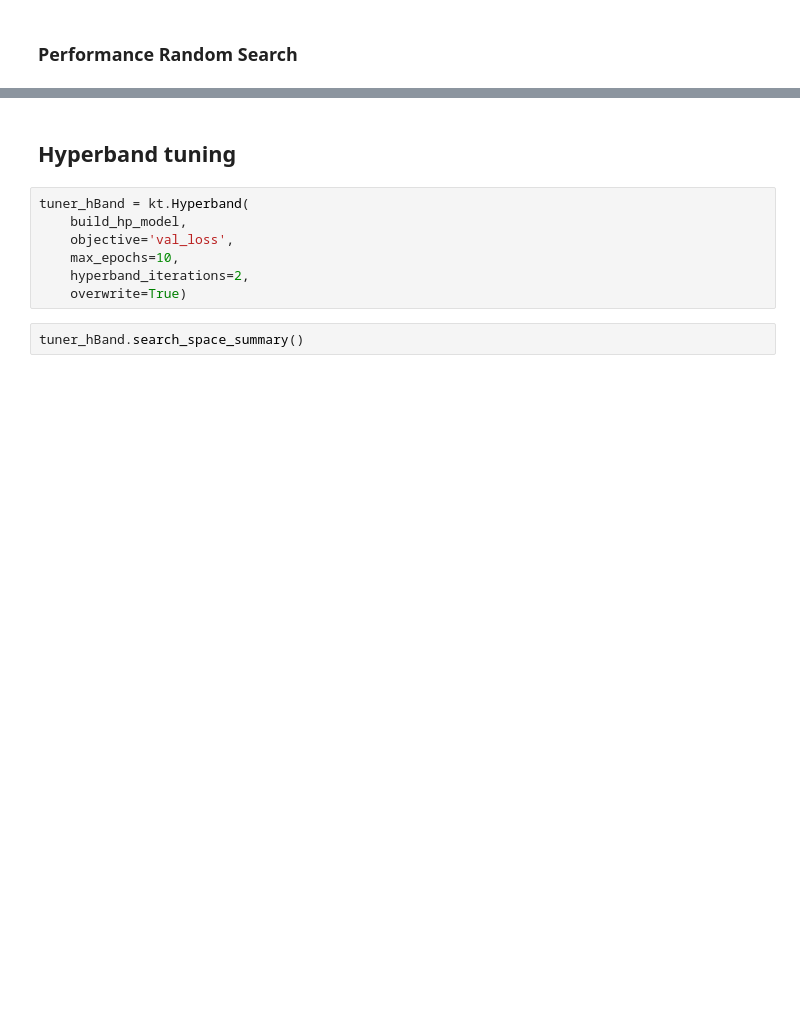
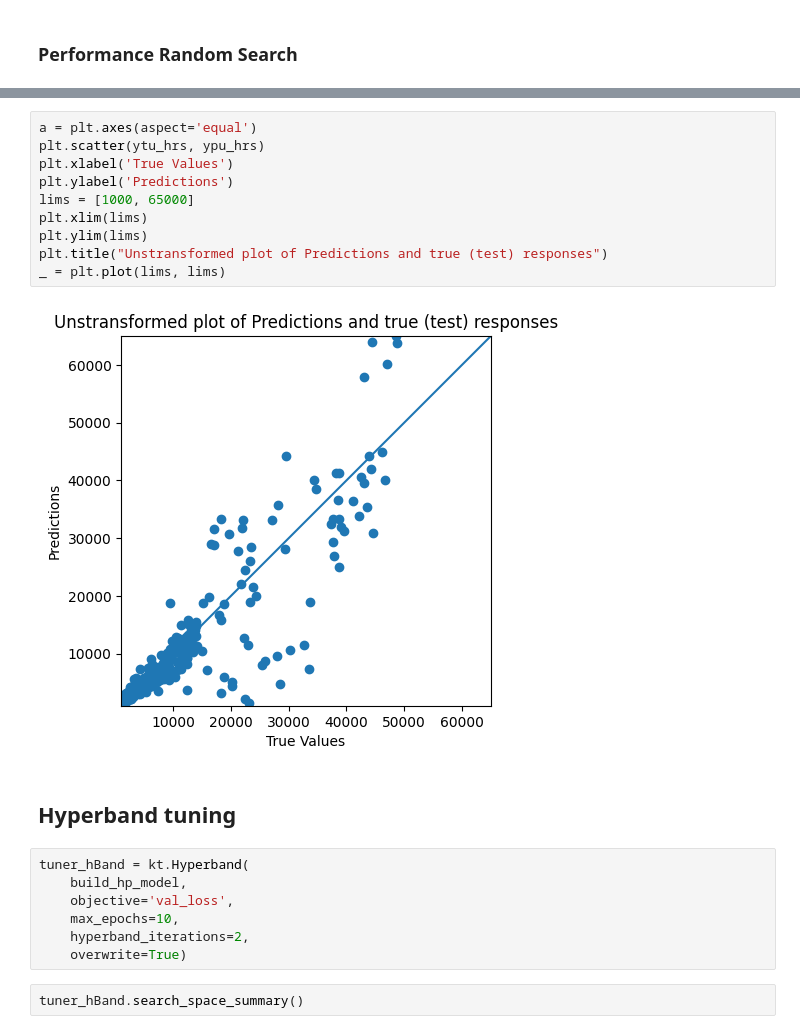
Before and after one commit to tecatanka/SWB_Mod_Opt, a Jupyter notebook: SWB_Tuning_Regression_Insurance.ipynb, the cells around one changed output, grey strips where cells are left out. Saved outputs shown, nothing was run; the diff lists cells and outputs as text; blank space fills up the shorter version.

```diff
--- a/SWB_Tuning_Regression_Insurance.ipynb
+++ b/SWB_Tuning_Regression_Insurance.ipynb
@@ -731,3 +776,15 @@ MSE_RS
+# %%
+a = plt.axes(aspect='equal')
+plt.scatter(ytu_hrs, ypu_hrs)
+plt.xlabel('True Values')
+plt.ylabel('Predictions')
+lims = [1000, 65000]
+plt.xlim(lims)
+plt.ylim(lims)
+plt.title("Unstransformed plot of Predictions and true (test) responses")
+_ = plt.plot(lims, lims)
+# %% [output]
+[figure, added]
 # %% [markdown]
 ## Hyperband tuning
 # %%
```
Also changed, not shown: parts of 48 cells of this notebook.
